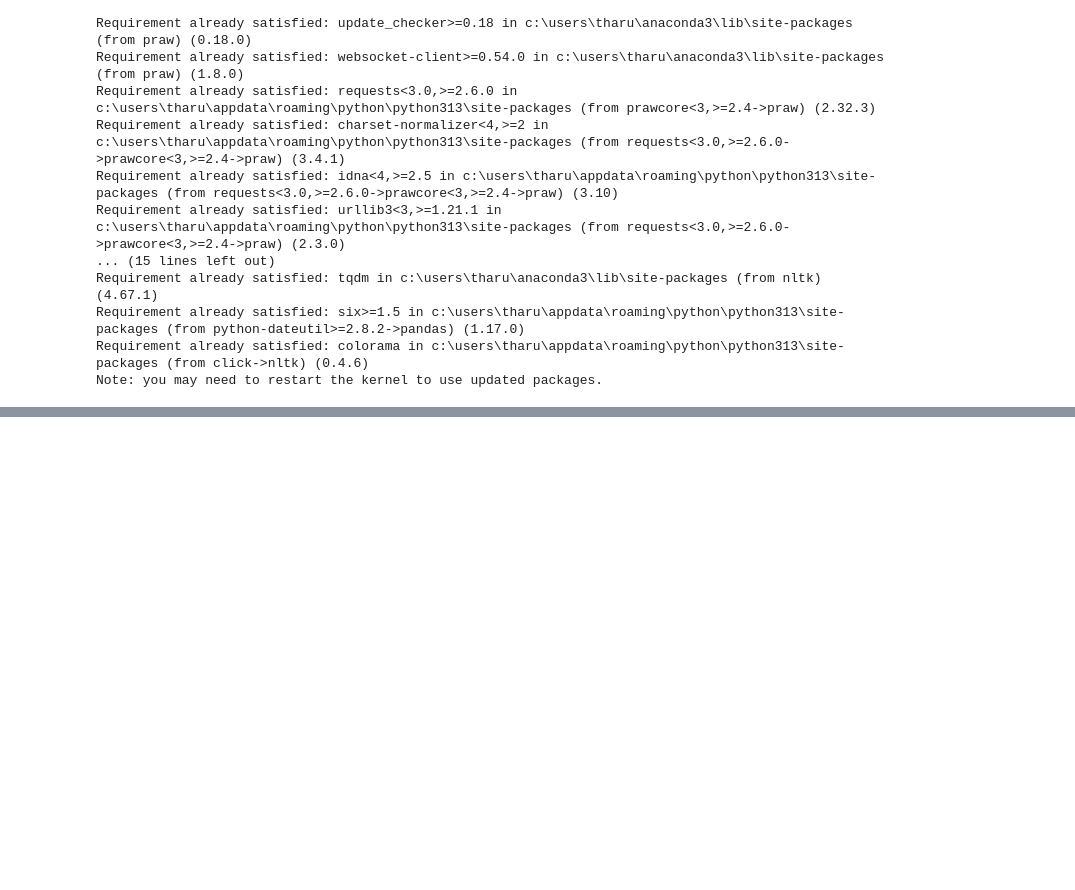
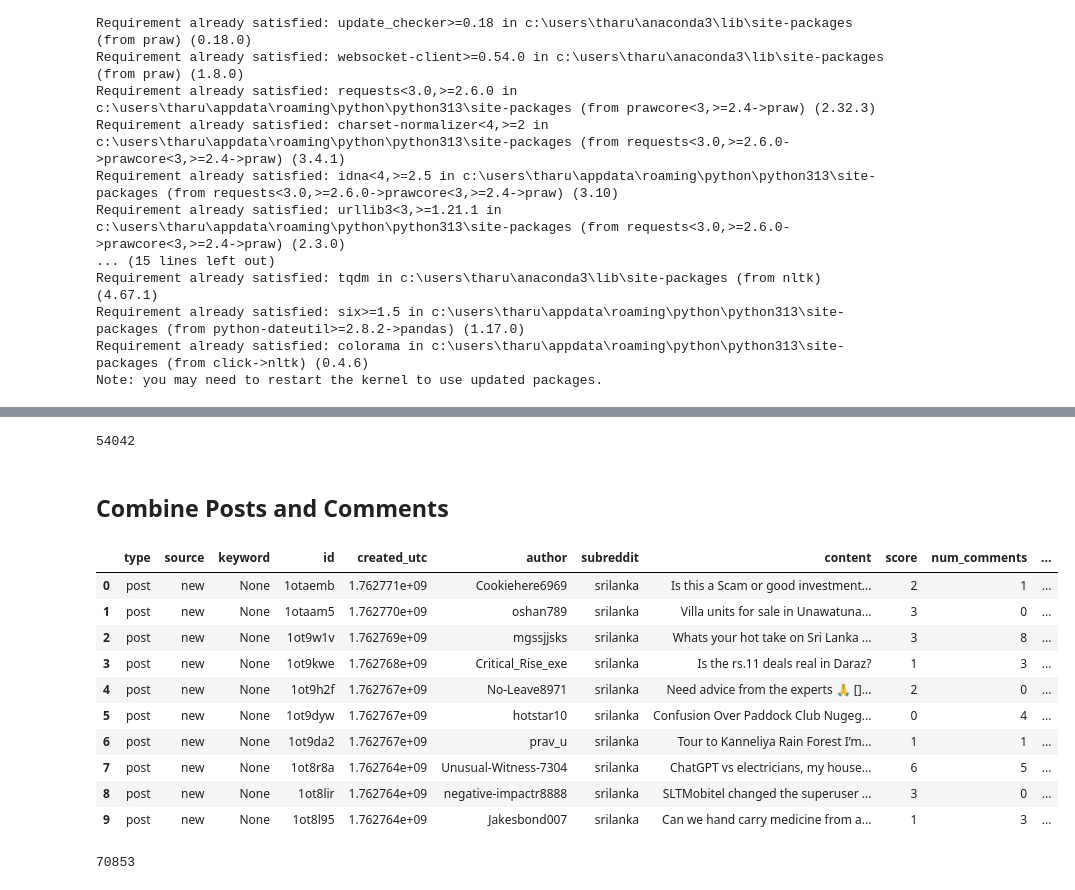
Before and after one commit to Starlight0901/Reddit_SriLanka_Social_Insight, a Jupyter notebook: Reddit Datascraping Pipeline.ipynb, the cells around one changed output, grey strips where cells are left out. Cells and saved outputs as stored; diff of their text form; code cells hidden in the pictures; blank space fills up the shorter version.

Commit message:
Scraping post and comment data

```diff
--- a/Reddit Datascraping Pipeline.ipynb
+++ b/Reddit Datascraping Pipeline.ipynb
@@ -60,0 +360,3 @@ To https://github.com/Starlight0901/Reddit_SriLanka_Social_Insight.git
+# %%
+df_posts.drop_duplicates(subset=["content"], inplace=True)
+print(f"Total posts collected (unique): {len(df_posts)}")
@@ -60,0 +419,4 @@ To https://github.com/Starlight0901/Reddit_SriLanka_Social_Insight.git
+# %%
+# Collect comments
+
+comments = collect_comments_from_posts(df_posts["id"])
@@ -60,0 +441,28 @@ To https://github.com/Starlight0901/Reddit_SriLanka_Social_Insight.git
+# %%
+df_comments = pd.DataFrame(comments)
+len(df_comments)
+# %% [output]
+54042
+# %% [markdown]
+## Combine Posts and Comments
+# %%
+df_text = pd.concat([df_posts, df_comments], ignore_index=True)
+df_text.drop_duplicates(subset=["content"], inplace=True)
+# %%
+df_text.head(10)
+# %% [output]
+|  | type | source | keyword | id | created_utc | author | subreddit | content | score | num_comments | ... |
+| 0 | post | new | None | 1otaemb | 1.762771e+09 | Cookiehere6969 | srilanka | Is this a Scam or good investment... | 2 | 1 | ... |
+| 1 | post | new | None | 1otaam5 | 1.762770e+09 | oshan789 | srilanka | Villa units for sale in Unawatuna... | 3 | 0 | ... |
+| 2 | post | new | None | 1ot9w1v | 1.762769e+09 | mgssjjsks | srilanka | Whats your hot take on Sri Lanka ... | 3 | 8 | ... |
+| 3 | post | new | None | 1ot9kwe | 1.762768e+09 | Critical_Rise_exe | srilanka | Is the rs.11 deals real in Daraz? | 1 | 3 | ... |
+| 4 | post | new | None | 1ot9h2f | 1.762767e+09 | No-Leave8971 | srilanka | Need advice from the experts 🙏 []... | 2 | 0 | ... |
+| 5 | post | new | None | 1ot9dyw | 1.762767e+09 | hotstar10 | srilanka | Confusion Over Paddock Club Nugeg... | 0 | 4 | ... |
+| 6 | post | new | None | 1ot9da2 | 1.762767e+09 | prav_u | srilanka | Tour to Kanneliya Rain Forest I’m... | 1 | 1 | ... |
+| 7 | post | new | None | 1ot8r8a | 1.762764e+09 | Unusual-Witness-7304 | srilanka | ChatGPT vs electricians, my house... | 6 | 5 | ... |
+| 8 | post | new | None | 1ot8lir | 1.762764e+09 | negative-impactr8888 | srilanka | SLTMobitel changed the superuser ... | 3 | 0 | ... |
+| 9 | post | new | None | 1ot8l95 | 1.762764e+09 | Jakesbond007 | srilanka | Can we hand carry medicine from a... | 1 | 3 | ... |
+# %%
+len(df_text)
+# %% [output]
+70853
```
Also changed, not shown: parts of 31 cells of this notebook, 2 other files.
